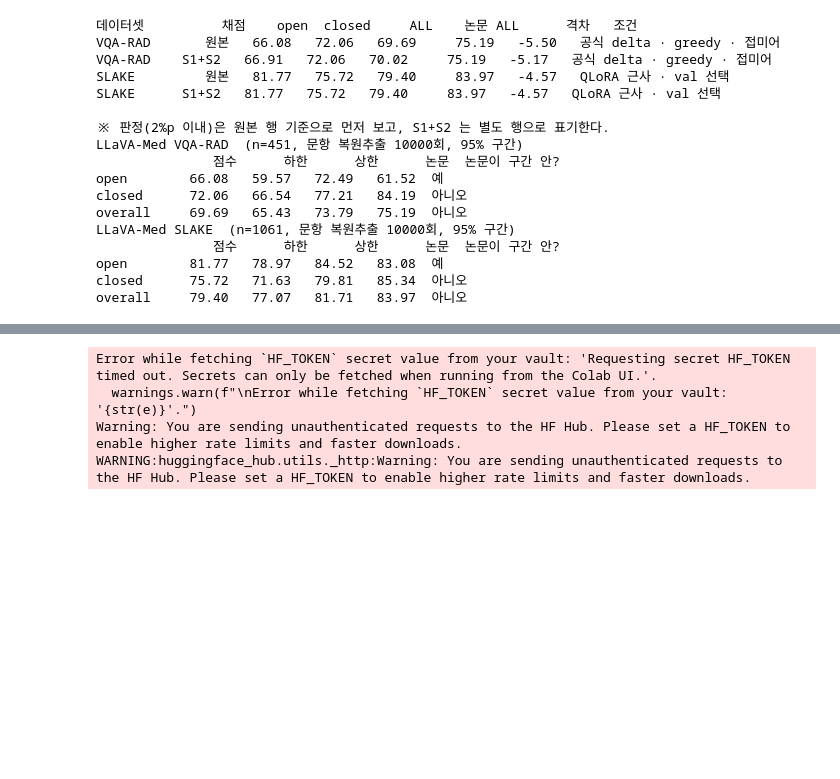
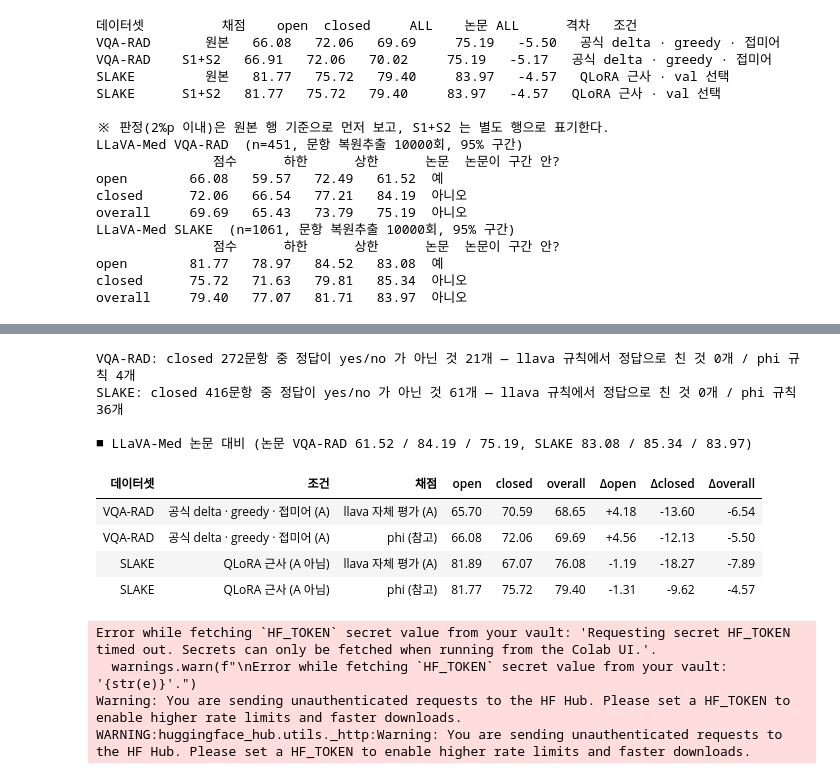
Before and after one commit to MinseongKim-dev/Expert-CFG, a Jupyter notebook: LLaVA_Med_reproduction.ipynb, the cells around one changed output, grey strips where cells are left out. Saved outputs shown, nothing was run; the diff lists cells and outputs as text; code cells hidden in the pictures; blank space fills up the shorter version.

```diff
--- a/LLaVA_Med_reproduction.ipynb
+++ b/LLaVA_Med_reproduction.ipynb
@@ -1204,3 +1284,42 @@ overall     79.40   77.07   81.71   83.97  아니오
+# %%
+# A 채점 — LLaVA-Med 자체 평가 코드(microsoft/LLaVA-Med v1.0.0 run_eval.py) 이식본으로 재채점 (GPU 불필요)
+# 논문 재현 판정(A)에는 이 모델의 원래 평가 방식을 쓴다: closed = 예측에 yes/no 가 있고 정답이 정규화된 예측의 부분문자열이면 정답,
+# open = 정규화 후 토큰 recall. 위 종합 셀의 phi 채점과 나란히 둔다. 이식하지 않은 것: contractions 사전(영향 미확인).
+# 주의: SLAKE 행은 공식 delta 가 없어 QLoRA 근사 학습이라 A(원래 프로토콜)로 부를 수 없다 — 근사 행으로만 표기한다.
+import os, sys, importlib
+if '/content/Expert-CFG' not in sys.path: sys.path.insert(0, '/content/Expert-CFG')
+import vqa_scoring as vs; importlib.reload(vs)
+assert hasattr(vs, 'score_llava'), 'vqa_scoring.py 가 옛 버전입니다 — 새 파일을 /content/Expert-CFG 에 올리세요'
+import pandas as pd
+from IPython.display import display
+PAPER_L = {'VQA-RAD': (61.52, 84.19, 75.19), 'SLAKE': (83.08, 85.34, 83.97)}      # open, closed, overall
+rows_ = []
+for name, ref, pred, cond in (('VQA-RAD', f'{EVAL_DIR}/vqarad_ref.json', f'{DRIVE_ROOT}/vqarad_pred_greedy.jsonl', '공식 delta · greedy · 접미어 (A)'),
+                              ('SLAKE', f'{EVAL_DIR}/slake_ref.json', f'{DRIVE_ROOT}/slake_qlora_best_pred.jsonl', 'QLoRA 근사 (A 아님)')):
+    if not (os.path.exists(ref) and os.path.exists(pred)):
+        print('건너뜀:', name); continue
+    rec = vs.load_llava(ref, pred)
+    p_ = PAPER_L[name]
+    for lab, sc in (('llava 자체 평가 (A)', vs.score_llava), ('phi (참고)', vs.score_phi)):
+        m = vs.summarize(rec, sc)
+        rows_.append({'데이터셋': name, '조건': cond, '채점': lab, 'open': m['open'], 'closed': m['closed'], 'overall': m['overall'],
+                      'Δopen': m['open'] - p_[0], 'Δclosed': m['closed'] - p_[1], 'Δoverall': m['overall'] - p_[2]})
+    cl = [r for r in rec if r['answer_type'] == 'CLOSED']
+    nonyn = [r for r in cl if r['answer'].strip().lower() not in ('yes', 'no')]
+    print(f"{name}: closed {len(cl)}문항 중 정답이 yes/no 가 아닌 것 {len(nonyn)}개 — llava 규칙에서 정답으로 친 것 {int(sum(vs.score_llava(r) for r in nonyn))}개 / phi 규칙 {int(sum(vs.score_phi(r) for r in nonyn))}개")
+if rows_:
+    print('\n■ LLaVA-Med 논문 대비 (논문 VQA-RAD 61.52 / 84.19 / 75.19, SLAKE 83.08 / 85.34 / 83.97)')
+    display(pd.DataFrame(rows_).style.format({c_: '{:.2f}' for c_ in ('open', 'closed', 'overall')} | {c_: '{:+.2f}' for c_ in ('Δopen', 'Δclosed', 'Δoverall')}).hide(axis='index'))
+# %% [output]
+VQA-RAD: closed 272문항 중 정답이 yes/no 가 아닌 것 21개 — llava 규칙에서 정답으로 친 것 0개 / phi 규칙 4개
+SLAKE: closed 416문항 중 정답이 yes/no 가 아닌 것 61개 — llava 규칙에서 정답으로 친 것 0개 / phi 규칙 36개
+
+■ LLaVA-Med 논문 대비 (논문 VQA-RAD 61.52 / 84.19 / 75.19, SLAKE 83.08 / 85.34 / 83.97)
+| 데이터셋 | 조건 | 채점 | open | closed | overall | Δopen | Δclosed | Δoverall |
+| VQA-RAD | 공식 delta · greedy · 접미어 (A) | llava 자체 평가 (A) | 65.70 | 70.59 | 68.65 | +4.18 | -13.60 | -6.54 |
+| VQA-RAD | 공식 delta · greedy · 접미어 (A) | phi (참고) | 66.08 | 72.06 | 69.69 | +4.56 | -12.13 | -5.50 |
+| SLAKE | QLoRA 근사 (A 아님) | llava 자체 평가 (A) | 81.89 | 67.07 | 76.08 | -1.19 | -18.27 | -7.89 |
+| SLAKE | QLoRA 근사 (A 아님) | phi (참고) | 81.77 | 75.72 | 79.40 | -1.31 | -9.62 | -4.57 |
 # %%
 import json
 from huggingface_hub import hf_hub_download
```
Also changed, not shown: parts of 9 cells of this notebook, 5 other files.
